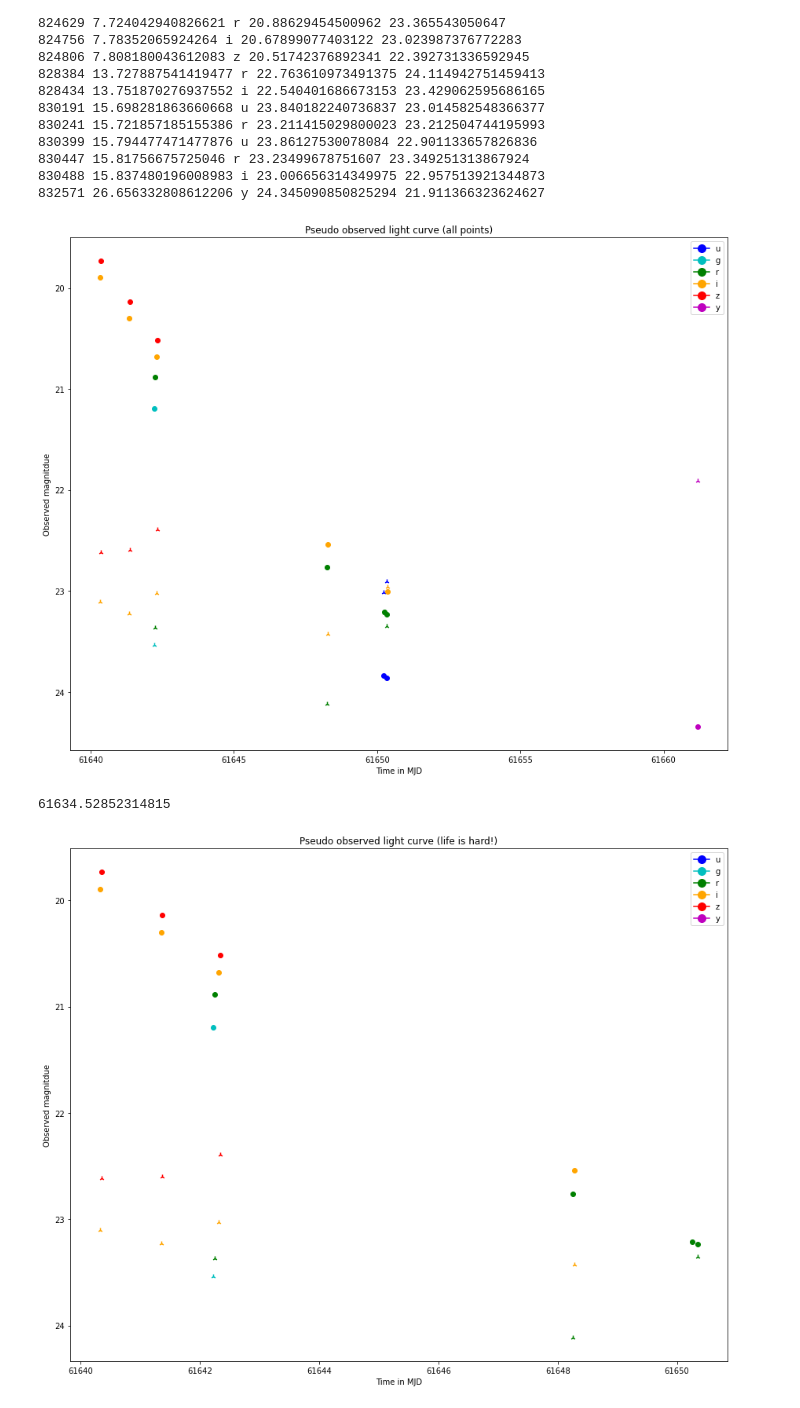
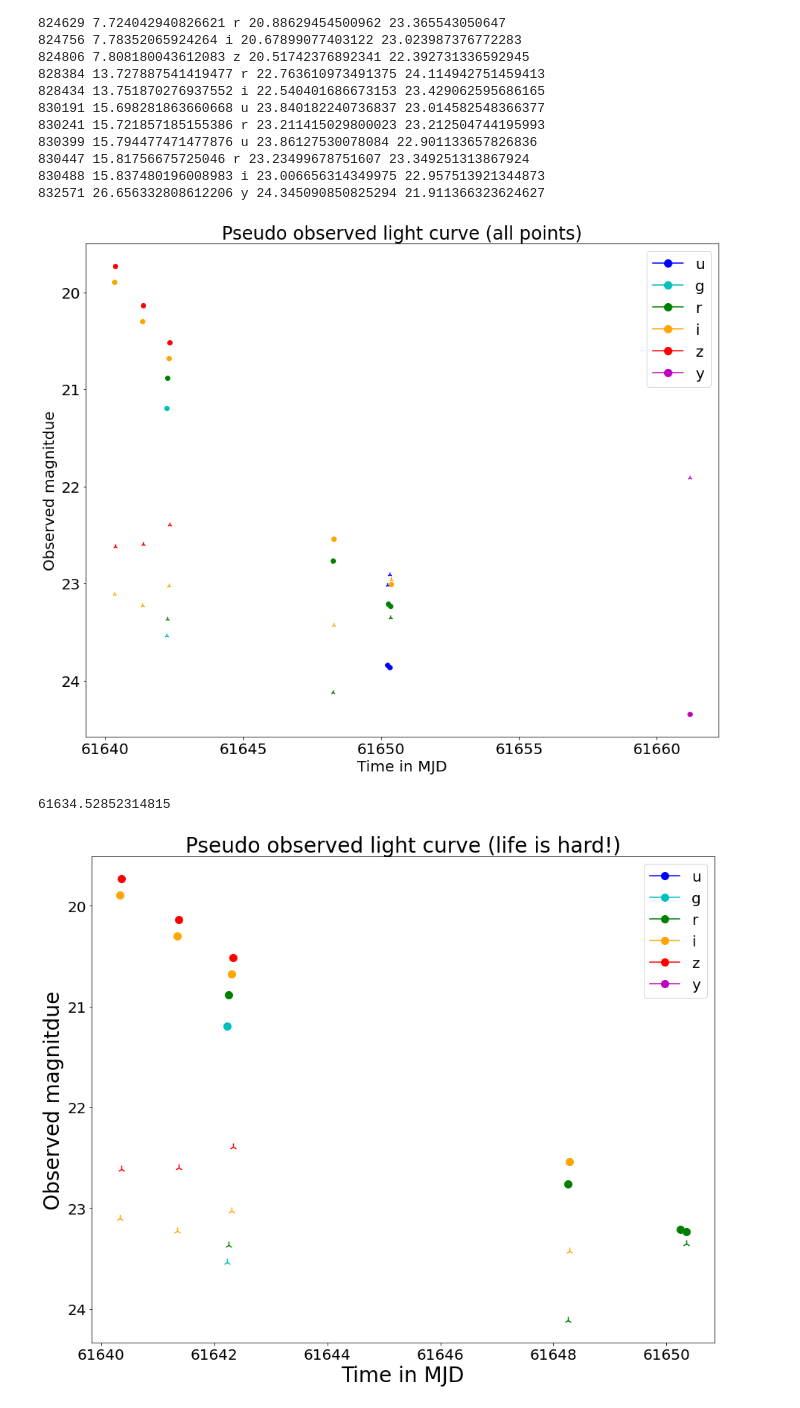
Before and after one commit to LSSTDESC/grb_orphan_afterglows, a Jupyter notebook: notebooks/orphan_pseudo_observations.ipynb, the cells around one changed output. Drawn from its saved outputs; the diff is of its cells as text; code cells hidden in the pictures.

Commit message:
larger labels and fonts for pseudo obs notebook

```diff
--- a/notebooks/orphan_pseudo_observations.ipynb
+++ b/notebooks/orphan_pseudo_observations.ipynb
@@ -171,6 +171,8 @@ ax[1][1].set_title('5 Sigma Depth')
 Text(0.5, 1.0, '5 Sigma Depth')
 [figure]
 # %%
+# change axis numbers font size
+plt.rcParams["font.size"] = 20
 plt.scatter(df_sky['observationStartMJD'], df_sky['fiveSigmaDepth'])
 plt.gca().invert_yaxis()
 plt.title('5 Sigma depth')
@@ -339,27 +341,27 @@ plt.legend(handles=legend_elements)
 plt.show()
 print(grb_time.mjd)
 # %% [output]
-[figure, old version]
+[figure, new version]
 61634.52852314815
 # %%
 # plot pseudo observed light curve
 for x, y, z, m in zip(x_times, y_mags, z_colors, mags_lim):
     if y<m:
-        plt.scatter(x, y, c=z)
-        plt.scatter(x, m, c=z, marker='2')
+        plt.scatter(x, y, c=z, s=100)
+        plt.scatter(x, m, c=z, marker='2', s=100)
 plt.gca().invert_yaxis()
-plt.title('Pseudo observed light curve (life is hard!)')
-plt.xlabel('Time in MJD')
-plt.ylabel('Observed magnitdue')
+plt.title('Pseudo observed light curve (life is hard!)', fontsize=28)
+plt.xlabel('Time in MJD', fontsize=28)
+plt.ylabel('Observed magnitdue', fontsize=28)
 legend_elements_2 = list()
 for filt in filterlist:
     fcolor = filtercolors[filt]
     legend_elements_2.append(Line2D([0], [0], marker='o', color=fcolor, label=filt,
                                   markerfacecolor=fcolor, markersize=10))
 plt.legend(handles=legend_elements_2)
 plt.show()
 # %% [output]
-[figure, old version]
+[figure, new version]
 # %%
 from orphans.grb_interface import make_grb_spectrum, make_grb_light_curve, dump_wl_Fnu_spectrum
 from orphans.tools import flux_to_mag
```
Also changed, not shown: parts of 2 cells of this notebook.
